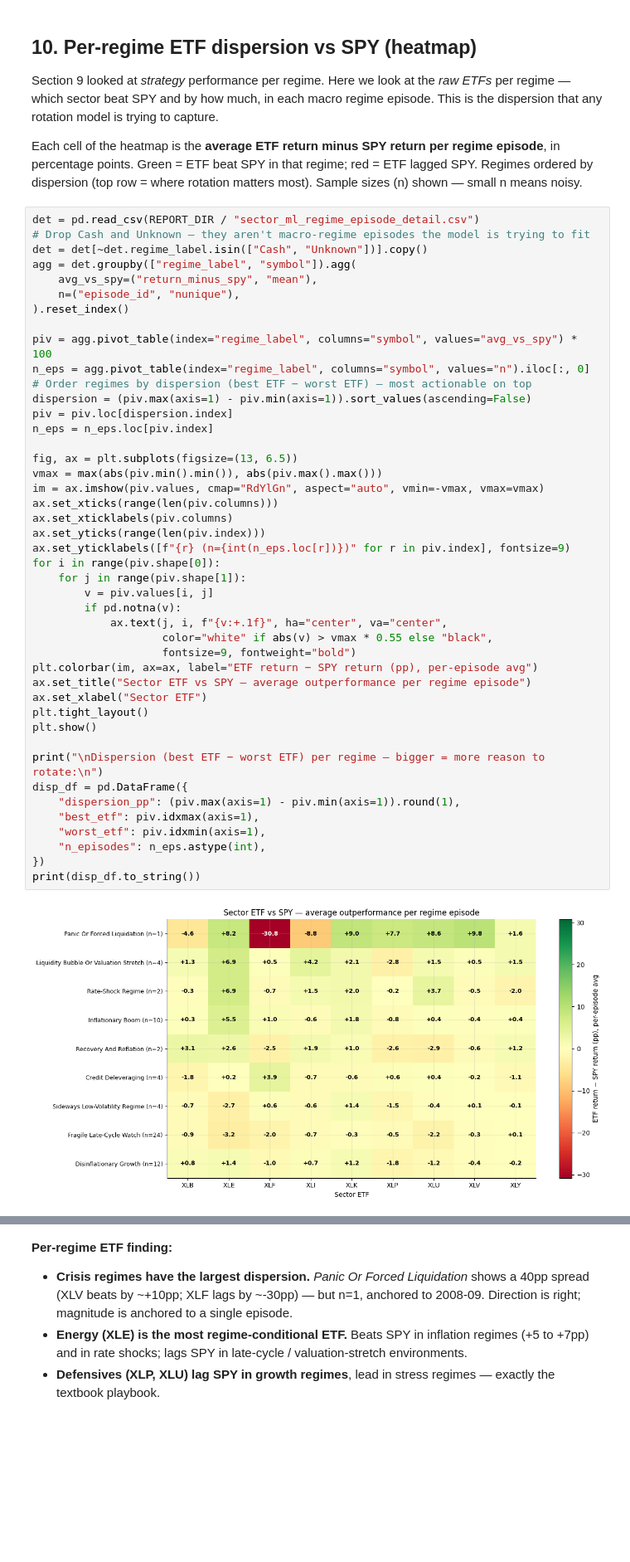
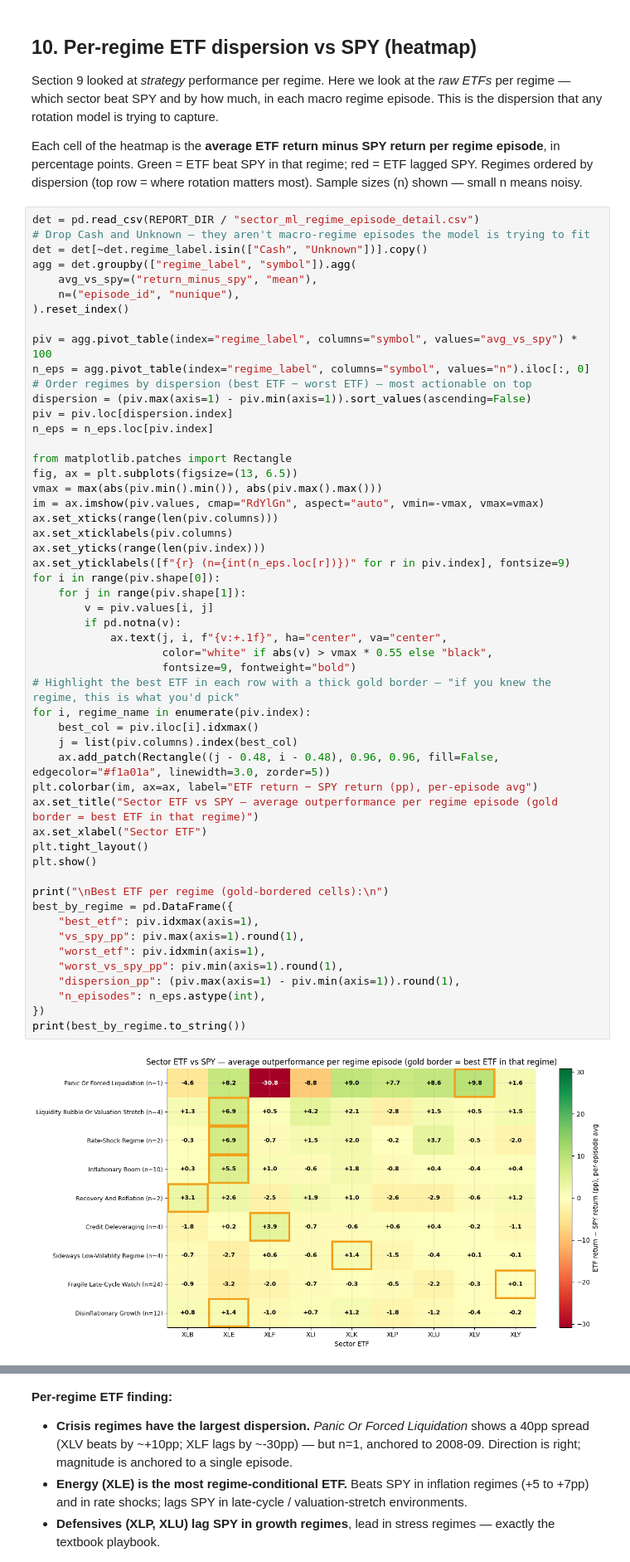
Before and after one commit to tim7en/price_action, a Jupyter notebook: notebooks/sector_strategy_review.ipynb, the cells around one changed output, grey strips where cells are left out. Shown at 83% size. Cells and saved outputs as stored; diff of their text form; blank space fills up the shorter version.

```diff
--- a/notebooks/sector_strategy_review.ipynb
+++ b/notebooks/sector_strategy_review.ipynb
@@ -418,37 +418,45 @@ agg = det.groupby(["regime_label", "symbol"]).agg(
 piv = agg.pivot_table(index="regime_label", columns="symbol", values="avg_vs_spy") * 100
 n_eps = agg.pivot_table(index="regime_label", columns="symbol", values="n").iloc[:, 0]
 # Order regimes by dispersion (best ETF − worst ETF) — most actionable on top
 dispersion = (piv.max(axis=1) - piv.min(axis=1)).sort_values(ascending=False)
 piv = piv.loc[dispersion.index]
 n_eps = n_eps.loc[piv.index]
 
+from matplotlib.patches import Rectangle
 fig, ax = plt.subplots(figsize=(13, 6.5))
 vmax = max(abs(piv.min().min()), abs(piv.max().max()))
 im = ax.imshow(piv.values, cmap="RdYlGn", aspect="auto", vmin=-vmax, vmax=vmax)
 ax.set_xticks(range(len(piv.columns)))
 ax.set_xticklabels(piv.columns)
 ax.set_yticks(range(len(piv.index)))
 ax.set_yticklabels([f"{r} (n={int(n_eps.loc[r])})" for r in piv.index], fontsize=9)
 for i in range(piv.shape[0]):
     for j in range(piv.shape[1]):
         v = piv.values[i, j]
         if pd.notna(v):
             ax.text(j, i, f"{v:+.1f}", ha="center", va="center",
                     color="white" if abs(v) > vmax * 0.55 else "black",
                     fontsize=9, fontweight="bold")
+# Highlight the best ETF in each row with a thick gold border — "if you knew the regime, this is what you'd pick"
+for i, regime_name in enumerate(piv.index):
+    best_col = piv.iloc[i].idxmax()
+    j = list(piv.columns).index(best_col)
+    ax.add_patch(Rectangle((j - 0.48, i - 0.48), 0.96, 0.96, fill=False, edgecolor="#f1a01a", linewidth=3.0, zorder=5))
 plt.colorbar(im, ax=ax, label="ETF return − SPY return (pp), per-episode avg")
-ax.set_title("Sector ETF vs SPY — average outperformance per regime episode")
+ax.set_title("Sector ETF vs SPY — average outperformance per regime episode (gold border = best ETF in that regime)")
 ax.set_xlabel("Sector ETF")
 plt.tight_layout()
 plt.show()
 
-print("\nDispersion (best ETF − worst ETF) per regime — bigger = more reason to rotate:\n")
-disp_df = pd.DataFrame({
+print("\nBest ETF per regime (gold-bordered cells):\n")
+best_by_regime = pd.DataFrame({
+    "best_etf": piv.idxmax(axis=1),
+    "vs_spy_pp": piv.max(axis=1).round(1),
+    "worst_etf": piv.idxmin(axis=1),
+    "worst_vs_spy_pp": piv.min(axis=1).round(1),
     "dispersion_pp": (piv.max(axis=1) - piv.min(axis=1)).round(1),
-    "best_etf": piv.idxmax(axis=1),
-    "worst_etf": piv.idxmin(axis=1),
     "n_episodes": n_eps.astype(int),
 })
-print(disp_df.to_string())
+print(best_by_regime.to_string())
 # %% [output]
-[figure, old version]
+[figure, new version]
```
Also changed, not shown: parts of 4 cells of this notebook.
